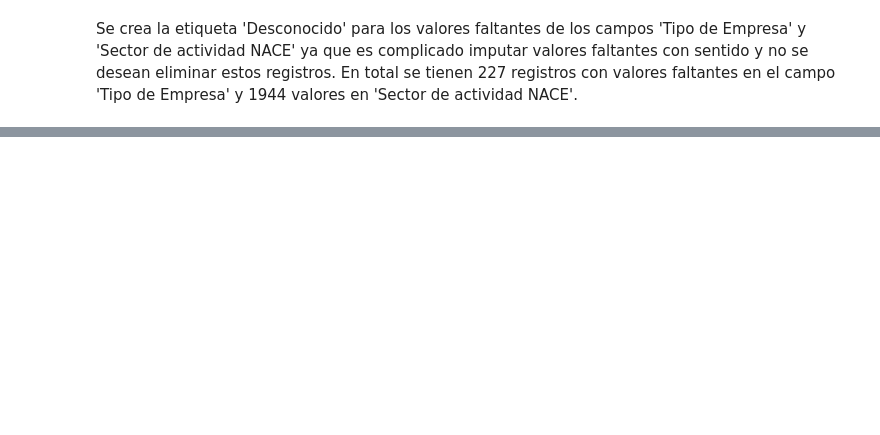
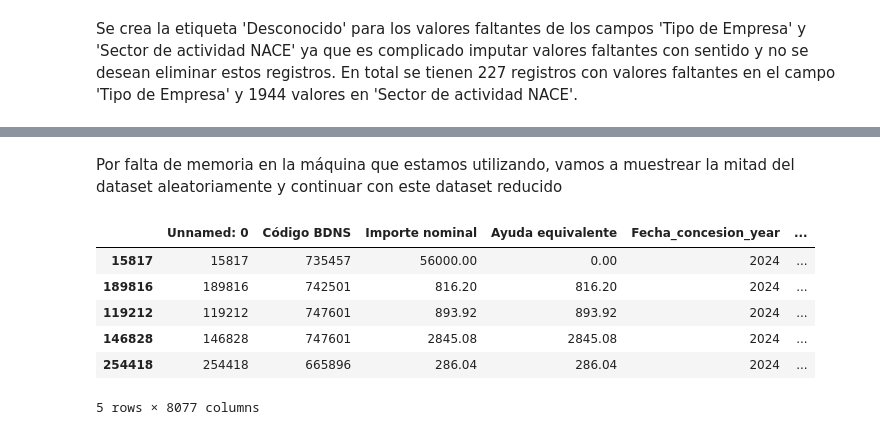
Before and after one commit to DataCiriano/Web-Scraping, a Jupyter notebook: Práctica 2/Modelado_datos.ipynb, the cells around one changed output, grey strips where cells are left out. Drawn from its saved outputs; the diff is of its cells as text; code cells hidden in the pictures; blank space fills up the shorter version.

```diff
--- a/Práctica 2/Modelado_datos.ipynb
+++ b/Práctica 2/Modelado_datos.ipynb
@@ -213,0 +325,25 @@ memory usage: 43.7+ MB
+# %%
+df = data.copy()
+
+# Definimos la columna objetivo
+TARGET = 'Región concesión'
+
+# Seleccionamos todas las columnas excepto la de la región
+features = [col for col in df.columns if col != TARGET]
+# %%
+# Ejemplo: uso de LabelEncoder para todas las columnas categóricas
+cat_cols = []
+for col in features:
+    if df[col].dtype == object:
+        cat_cols.append(col)
+
+# Hacemos una copia para no sobreescribir
+df_enc = df[features + [TARGET]].copy()
+
+
+# Aplicamos LabelEncoder a las columnas categóricas, excepto a la target
+encoder_dict = {}
+for col in cat_cols:
+    le = LabelEncoder()
+    df_enc[col] = le.fit_transform(df_enc[col].astype(str))
+    encoder_dict[col] = le
@@ -213,0 +463,25 @@ memory usage: 43.7+ MB
+# %% [markdown]
+Por falta de memoria en la máquina que estamos utilizando, vamos a muestrear la mitad del dataset aleatoriamente y continuar con este dataset reducido
+# %%
+df_model = pd.read_csv(r"/content/drive/MyDrive/202412_Ciclo_de_vida_de_los_datos_PR2/adjudicaciones_2024_dataset_limpio_codificado_modelo_no_supervisado.csv")
+
+cat_cols = []
+for col in df_model.columns:
+    if df_model[col].dtype == object:
+        cat_cols.append(col)
+# %%
+df_sampled = df_model.sample(frac=0.01, random_state=42)
+
+# 2. Aplicar One-Hot Encoding en el dataset reducido
+df_dummies = pd.get_dummies(df_sampled, columns=cat_cols, drop_first=True)
+
+
+df_dummies.head()
+# %% [output]
+|  | Unnamed: 0 | Código BDNS | Importe nominal | Ayuda equivalente | Fecha_concesion_year | ... |
+| 15817 | 15817 | 735457 | 56000.00 | 0.00 | 2024 | ... |
+| 189816 | 189816 | 742501 | 816.20 | 816.20 | 2024 | ... |
+| 119212 | 119212 | 747601 | 893.92 | 893.92 | 2024 | ... |
+| 146828 | 146828 | 747601 | 2845.08 | 2845.08 | 2024 | ... |
+| 254418 | 254418 | 665896 | 286.04 | 286.04 | 2024 | ... |
+5 rows × 8077 columns
```
Also changed, not shown: parts of 57 cells of this notebook, 1 other file.
